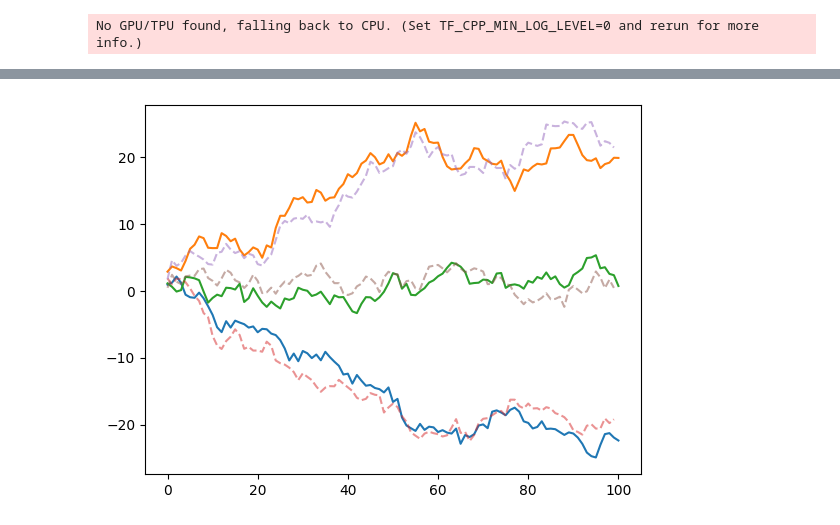
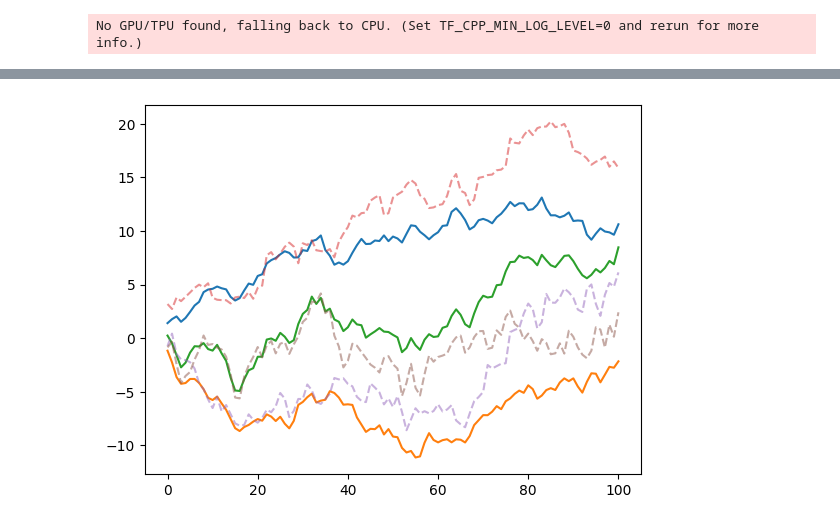
Before and after one commit to stefanheyder/isssm, a Jupyter notebook: nbs/00_glssm.ipynb, the cells around one changed output, grey strips where cells are left out. Drawn from its saved outputs; the diff is of its cells as text; code cells hidden in the pictures.

```diff
--- a/nbs/00_glssm.ipynb
+++ b/nbs/00_glssm.ipynb
@@ -80,6 +142,6 @@ x0 = jnp.zeros(m)
 
 key = jrn.PRNGKey(53412312)
 key, subkey = jrn.split(key)
-(X, ), (Y,) = simulate_glssm(x0, A, B, Sigma, Omega, 1, key)
+(X, ), (Y,) = simulate_glssm(x0, A, B, Sigma, Omega, 1, subkey)
 # %% [output]
 No GPU/TPU found, falling back to CPU. (Set TF_CPP_MIN_LOG_LEVEL=0 and rerun for more info.)
@@ -154,6 +290,8 @@ assert X_sim.shape == (n, m)
 # %%
-plt.plot(X)
+x_smooth, Xi_smooth = smoother(x_filt, Xi_filt, x_pred, Xi_pred, A)
+
+plt.plot(x_smooth)
 plt.plot(X_sim, alpha=.5, linestyle="dashed")
 plt.show()
 # %% [output]
-[figure, old version]
+[figure, new version]
```
Also changed, not shown: parts of 12 cells of this notebook, 16 other files.
